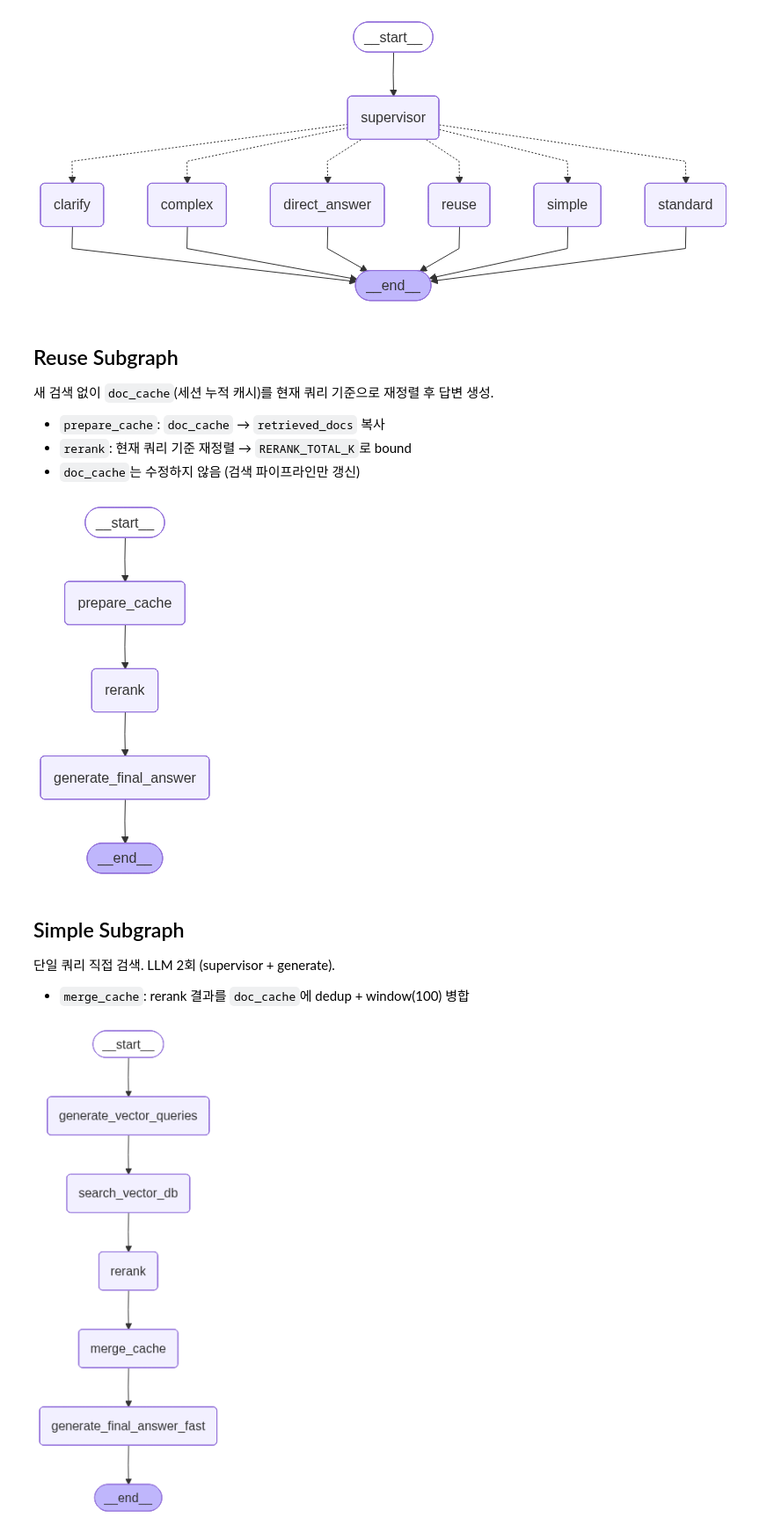
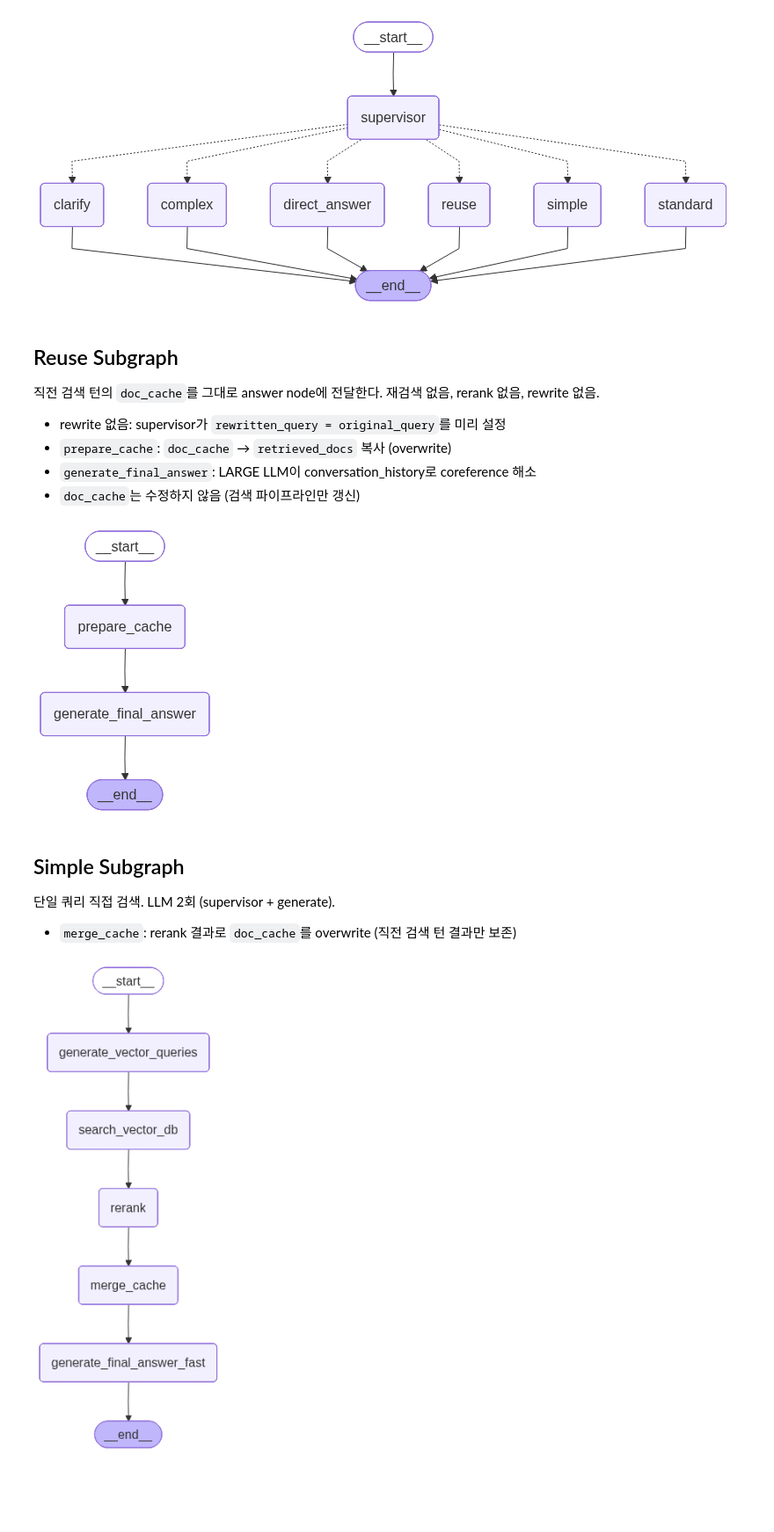
Before and after one commit to TeamCatchUp/catch-up, a Jupyter notebook: backend/notebook/graph_image.ipynb, the cells around one changed output. Shown at 88% size. Drawn from its saved outputs; the diff is of its cells as text; code cells hidden in the pictures; blank space fills up the shorter version.

Commit message:
refactor(backend): reuse subgraph 에서 rewrite 노드 제거

```diff
--- a/backend/notebook/graph_image.ipynb
+++ b/backend/notebook/graph_image.ipynb
@@ -42,31 +42,31 @@ display(Image(main_graph.get_graph().draw_mermaid_png()))
 # %% [markdown]
 ## Reuse Subgraph
 
-새 검색 없이 `doc_cache`(세션 누적 캐시)를 현재 쿼리 기준으로 재정렬 후 답변 생성.
+직전 검색 턴의 `doc_cache`를 그대로 answer node에 전달한다. 재검색 없음, rerank 없음, rewrite 없음.
 
-- `prepare_cache`: `doc_cache` → `retrieved_docs` 복사
-- `rerank`: 현재 쿼리 기준 재정렬 → `RERANK_TOTAL_K`로 bound
+- rewrite 없음: supervisor가 `rewritten_query = original_query`를 미리 설정
+- `prepare_cache`: `doc_cache` → `retrieved_docs` 복사 (overwrite)
+- `generate_final_answer`: LARGE LLM이 conversation_history로 coreference 해소
 - `doc_cache`는 수정하지 않음 (검색 파이프라인만 갱신)
 # %%
 g = StateGraph(AgentState)
-for name in ["prepare_cache", "rerank", "generate_final_answer"]:
+for name in ["prepare_cache", "generate_final_answer"]:
     g.add_node(name, _noop)
 
 g.set_entry_point("prepare_cache")
-g.add_edge("prepare_cache", "rerank")
-g.add_edge("rerank", "generate_final_answer")
+g.add_edge("prepare_cache", "generate_final_answer")
 g.add_edge("generate_final_answer", END)
 
 reuse_graph = g.compile()
 display(Image(reuse_graph.get_graph().draw_mermaid_png()))
 # %% [output]
-[figure, old version]
+[figure, new version]
 # %% [markdown]
 ## Simple Subgraph
 
 단일 쿼리 직접 검색. LLM 2회 (supervisor + generate).
 
-- `merge_cache`: rerank 결과를 `doc_cache`에 dedup + window(100) 병합
+- `merge_cache`: rerank 결과로 `doc_cache`를 overwrite (직전 검색 턴 결과만 보존)
 # %%
 g = StateGraph(AgentState)
 for name in ["generate_vector_queries", "search_vector_db", "rerank", "merge_cache", "generate_final_answer_fast"]:
```
Also changed, not shown: parts of 2 cells of this notebook, 3 other files.
